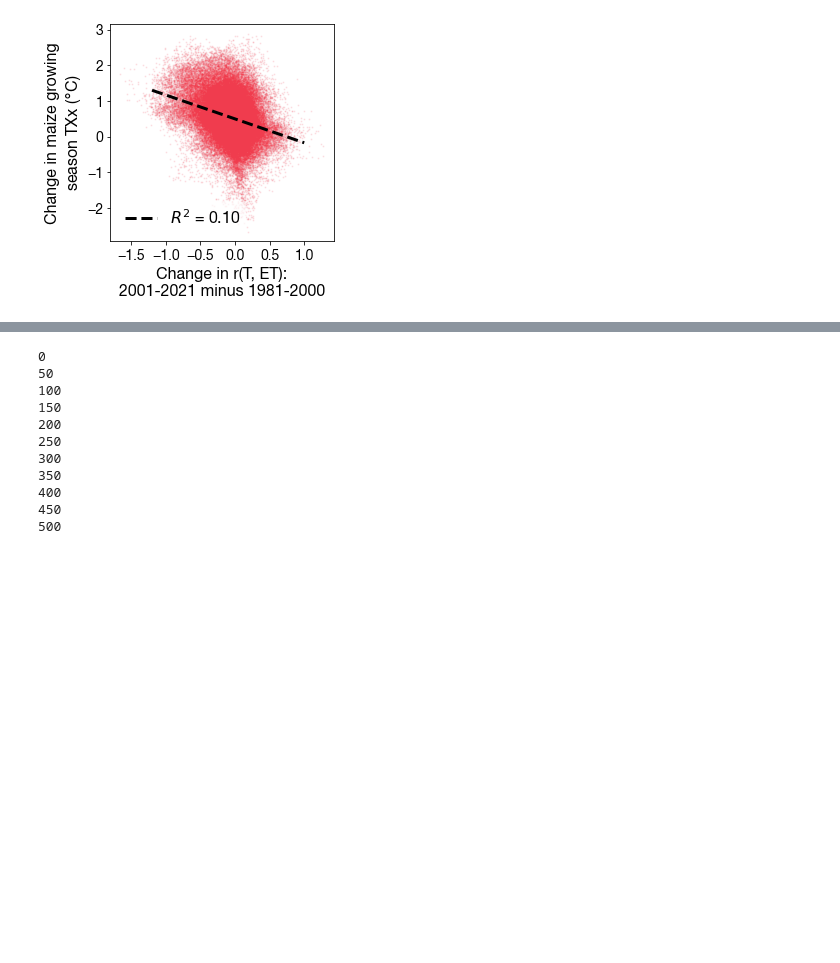
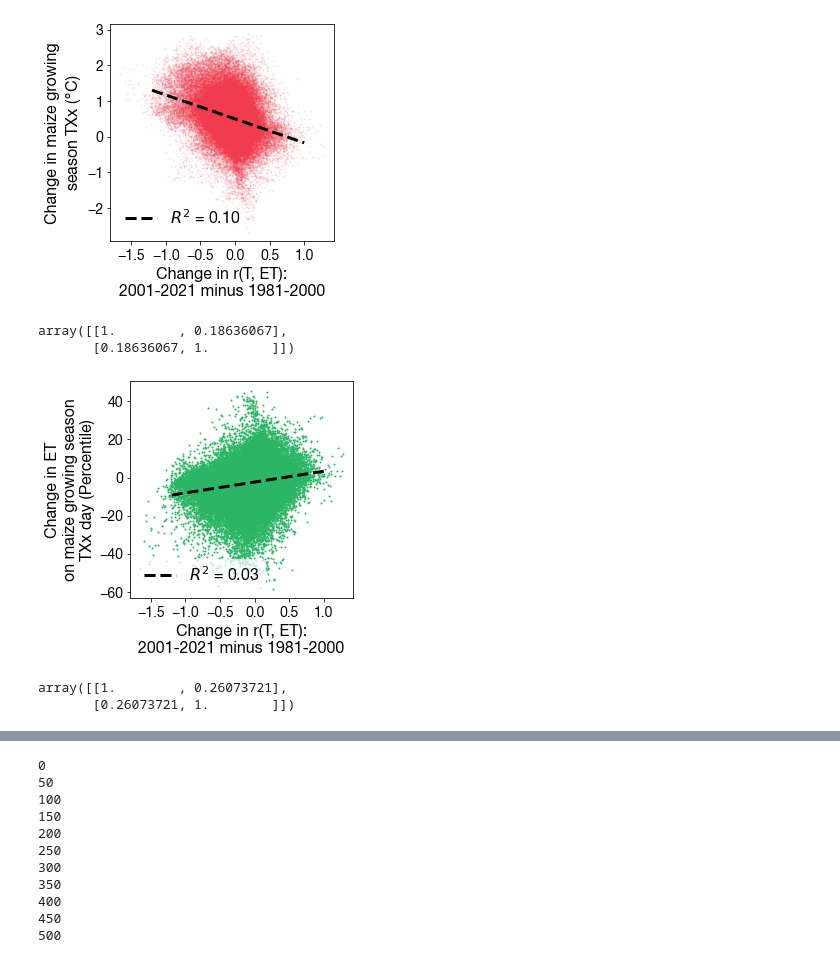
Before and after one commit to ecoffel/2021-heat, a Jupyter notebook: ht_tx_on_tw_analysis.ipynb, the cells around one changed output, grey strips where cells are left out. Drawn from its saved outputs; the diff is of its cells as text; code cells hidden in the pictures; blank space fills up the shorter version.

```diff
--- a/ht_tx_on_tw_analysis.ipynb
+++ b/ht_tx_on_tw_analysis.ipynb
@@ -1931,37 +1917,49 @@ legend.get_frame().set_alpha(0.7)
 # plt.savefig('chg-txx-vs-r_t_et_chg-gridcell_%s.png'%crop, format='png', dpi=500, bbox_inches = 'tight', pad_inches = 0.02)
 # %% [output]
 [figure]
+# %%
+np.corrcoef(et_during_tx_chg_binned[nn], r_t_et_chg_binned[nn])
+# %% [output]
+array([[1.        , 0.18636067],
+       [0.18636067, 1.        ]])
 # %%
-crop = 'wheat'
+crop = 'maize'
 
 et_during_tx_chg_binned = data['et_on_txx_chg_81_%s_sel_1d'%crop]
 r_t_et_chg_binned = data['r_t_et_01_21_%s'%crop]-data['r_t_et_81_01_%s'%crop]
 
 nn = np.where((~np.isnan(et_during_tx_chg_binned)) & (~np.isnan(r_t_et_chg_binned)) & (~np.isnan(data['%s_ha_chg'%crop])))[0]
 
 X = sm.add_constant(r_t_et_chg_binned[nn])
 mdl = sm.OLS(et_during_tx_chg_binned[nn], X).fit()
 
 x1 = -1.2
 x2 = 1
 
 plt.figure(figsize=(4,4))
 
 plt.scatter(r_t_et_chg_binned[nn], et_during_tx_chg_binned[nn], c='#2db566', s=1)
 l = '$R^2$ = %.2f'%mdl.rsquared
 # l = 'Slope =\n%.1f$\degree$C/unit r(T,ET)'%mdl.params[1]
 plt.plot([x1, x2], [mdl.params[0]+x1*mdl.params[1], mdl.params[0]+x2*mdl.params[1]], '--k', lw=3, label=l)
 
 plt.xticks([-1.5, -1, -.5, 0, .5, 1])
 plt.xlabel('Change in r(T, ET):\n2001-2021 minus 1981-2000')
 plt.ylabel('Change in ET\non %s growing season\nTXx day (Percentile)'%crop)
 
 legend = plt.legend(prop={'size': 16}, frameon=True, loc='lower left')
 legend.get_frame().set_facecolor('white')
 legend.get_frame().set_edgecolor('none')
 legend.get_frame().set_alpha(0.7)
 
 # plt.legend(prop={'size': 16}, frameon=False, loc='lower left')
 
 # plt.savefig('chg-et-on-txx-vs-r_t_et_chg-gridcell_%s.png'%crop, format='png', dpi=500, bbox_inches = 'tight', pad_inches = 0.02)
+# %% [output]
+[figure, added]
+# %%
+np.corrcoef(sm_during_tx_chg_binned[nn], r_t_et_chg_binned[nn])
+# %% [output]
+array([[1.        , 0.26073721],
+       [0.26073721, 1.        ]])
 # %%
```
Also changed, not shown: parts of 7 cells of this notebook.
